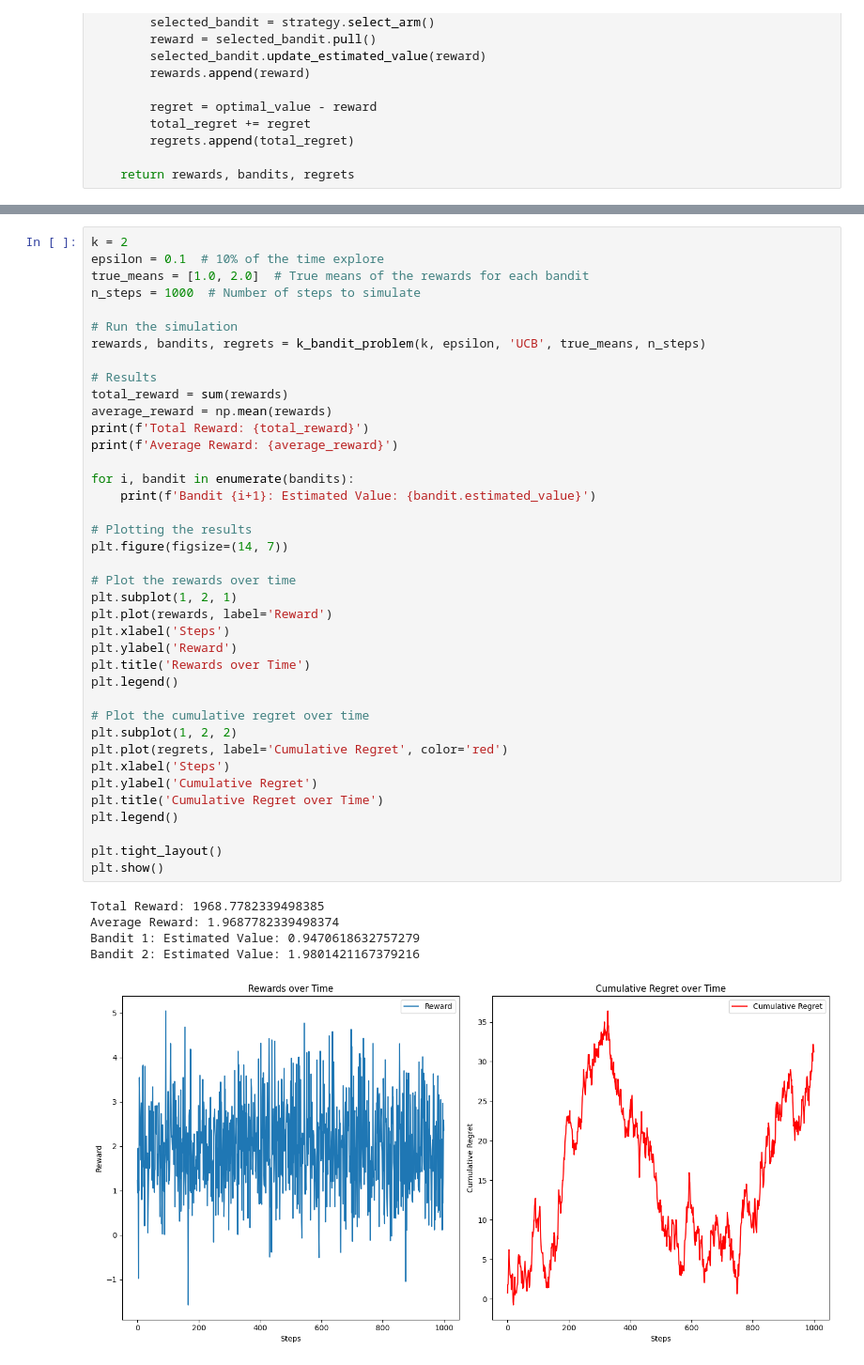
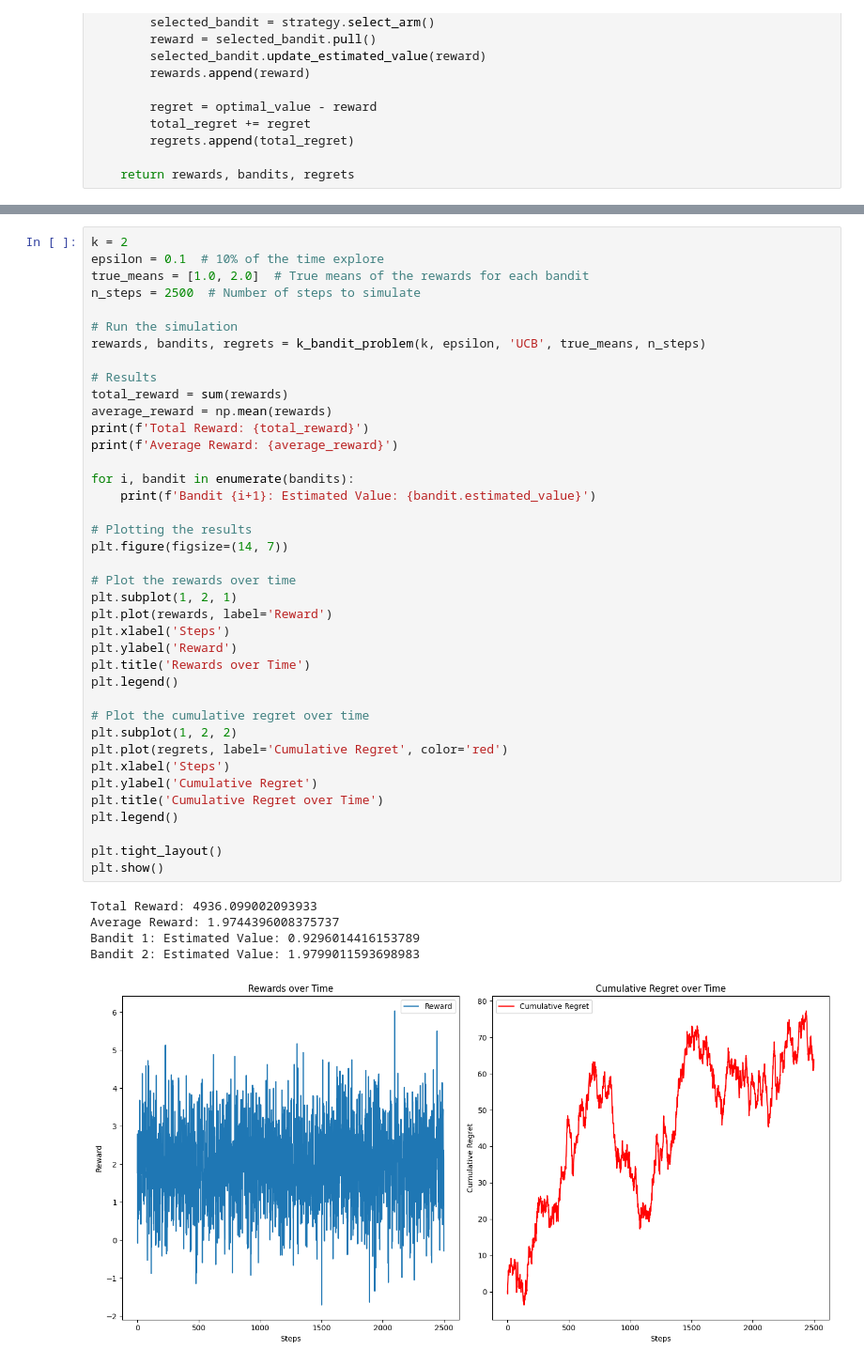
Before and after one commit to ChristianPickettCode/MAS, a Jupyter notebook: Notebook4.ipynb, the cells around one changed output, grey strips where cells are left out. Shown: that part at 94% size. Drawn from its saved outputs; the diff is of its cells as text.

```diff
--- a/Notebook4.ipynb
+++ b/Notebook4.ipynb
@@ -239,7 +223,7 @@ Bandit 2: Estimated Value: 2.027587264658862
 k = 2
 epsilon = 0.1  # 10% of the time explore
 true_means = [1.0, 2.0]  # True means of the rewards for each bandit
-n_steps = 1000  # Number of steps to simulate
+n_steps = 2500  # Number of steps to simulate
 
 # Run the simulation
 rewards, bandits, regrets = k_bandit_problem(k, epsilon, 'UCB', true_means, n_steps)
@@ -248,38 +232,38 @@ rewards, bandits, regrets = k_bandit_problem(k, epsilon, 'UCB', true_means, n_st
 total_reward = sum(rewards)
 average_reward = np.mean(rewards)
 print(f'Total Reward: {total_reward}')
 print(f'Average Reward: {average_reward}')
 
 for i, bandit in enumerate(bandits):
     print(f'Bandit {i+1}: Estimated Value: {bandit.estimated_value}')
 
 # Plotting the results
 plt.figure(figsize=(14, 7))
 
 # Plot the rewards over time
 plt.subplot(1, 2, 1)
 plt.plot(rewards, label='Reward')
 plt.xlabel('Steps')
 plt.ylabel('Reward')
 plt.title('Rewards over Time')
 plt.legend()
 
 # Plot the cumulative regret over time
 plt.subplot(1, 2, 2)
 plt.plot(regrets, label='Cumulative Regret', color='red')
 plt.xlabel('Steps')
 plt.ylabel('Cumulative Regret')
 plt.title('Cumulative Regret over Time')
 plt.legend()
 
 plt.tight_layout()
 plt.show()
 # %% [output]
-Total Reward: 1968.7782339498385
-Average Reward: 1.9687782339498374
-Bandit 1: Estimated Value: 0.9470618632757279
-Bandit 2: Estimated Value: 1.9801421167379216
+Total Reward: 4936.099002093933
+Average Reward: 1.9744396008375737
+Bandit 1: Estimated Value: 0.9296014416153789
+Bandit 2: Estimated Value: 1.9799011593698983
-[figure, old version]
+[figure, new version]
 # %%
 epsilon_values = [0.01, 0.1, 0.2]
 experimental_lt_curves = {}
```
Also changed, not shown: parts of 11 cells of this notebook, 2 other files.
